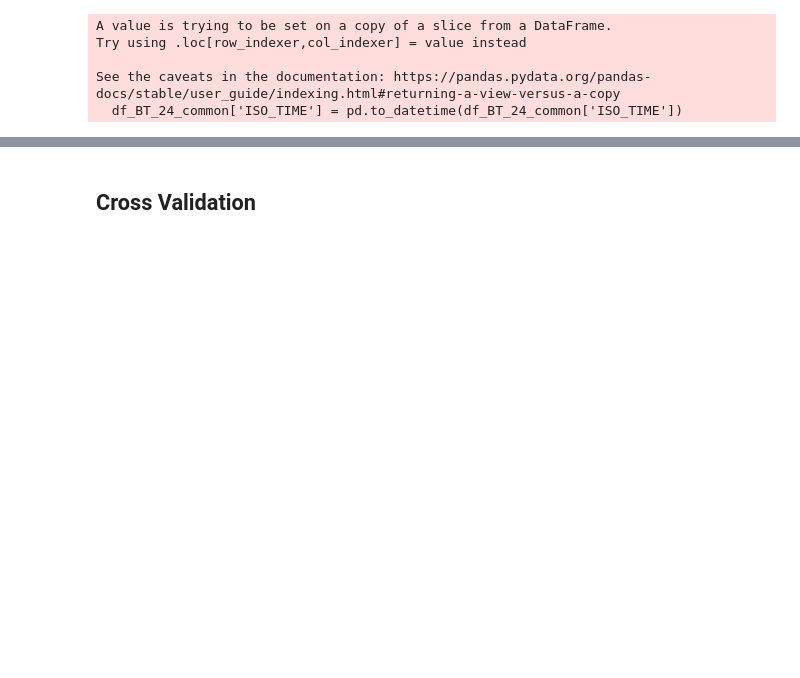
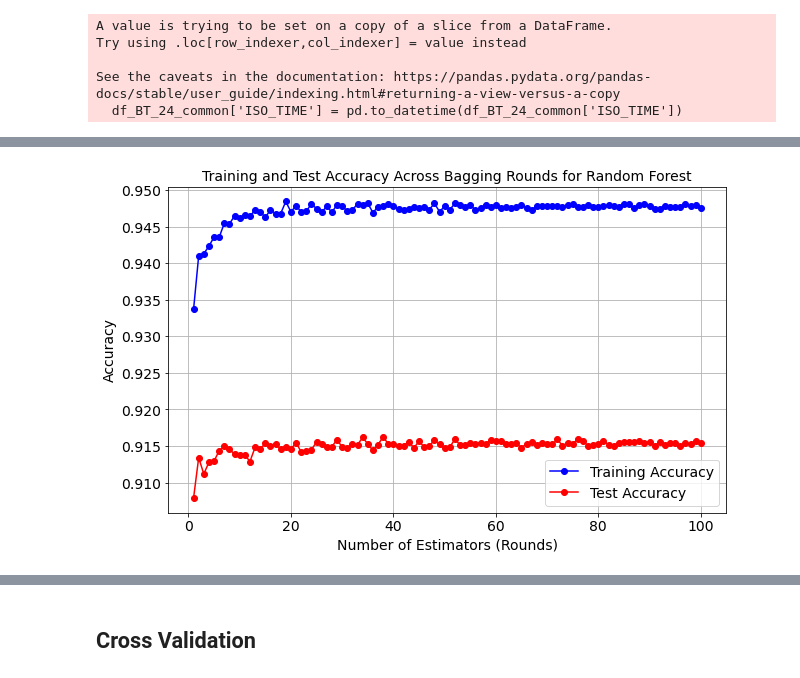
Before and after one commit to UW-MLGEO/MLGEO2024_TC_Tracks_Intensity, a Jupyter notebook: notebooks/Model_Training_Assessment.ipynb, the cells around one changed output, grey strips where cells are left out. Cells and saved outputs as stored; diff of their text form; code cells hidden in the pictures; blank space fills up the shorter version.

```diff
--- a/notebooks/Model_Training_Assessment.ipynb
+++ b/notebooks/Model_Training_Assessment.ipynb
@@ -163,0 +621,47 @@ df_merged_clean
+# %%
+
+from sklearn.metrics import mean_squared_error, r2_score
+
+# Initialize lists to store accuracies for each round
+train_accuracies = []
+test_accuracies = []
+n_estimators = 100  # Number of bagging rounds to evaluate
+
+# Loop over each round of bagging, increasing the number of estimators each time
+for i in range(1, n_estimators + 1):
+    # Define the Bagging Random Forest model with increasing number of estimators
+    bag_reg_boost = BaggingRegressor(
+        base_estimator=ExtraTreesRegressor(), n_estimators=i,  # n_estimators is the number of models to train
+        max_samples=1000, bootstrap=False, # bootstrap is for bagging vs pasting
+        n_jobs=-1, # number of CPU cores independently used for training and prediction. Use -1 for all available cores
+    )
+
+    # Fit the model on the training data
+    bag_reg_boost.fit(X_train, y_train)
+
+    # Calculate R^2 score for training and test sets
+    train_accuracy = r2_score(y_train, bag_reg_boost.predict(X_train))
+    test_accuracy = r2_score(y_test, bag_reg_boost.predict(X_test))
+
+    # Store the accuracies
+    train_accuracies.append(train_accuracy)
+    test_accuracies.append(test_accuracy)
+
+# Plot Training and Test Accuracy Across Training Rounds
+plt.figure(figsize=(10, 6))
+plt.plot(range(1, n_estimators + 1), train_accuracies, label="Training Accuracy", marker='o', color="blue")
+plt.plot(range(1, n_estimators + 1), test_accuracies, label="Test Accuracy", marker='o', color="red")
+plt.xlabel("Number of Estimators (Rounds)", fontsize=14)
+plt.ylabel("Accuracy", fontsize=14)
+plt.title("Training and Test Accuracy Across Bagging Rounds for Random Forest", fontsize=14)
+plt.legend(loc="best", fontsize=14)
+plt.xticks(fontsize=14)
+plt.yticks(fontsize=14)
+plt.grid()
+
+#Save the figure
+plt.savefig(PNG + 'training_and_test_accuracy_across_bagging_rounds_intensity_model.png', dpi=300, bbox_inches='tight')
+
+plt.show()
+# %% [output]
+[figure, added]
```
Also changed, not shown: parts of 95 cells of this notebook, 7 other files.
